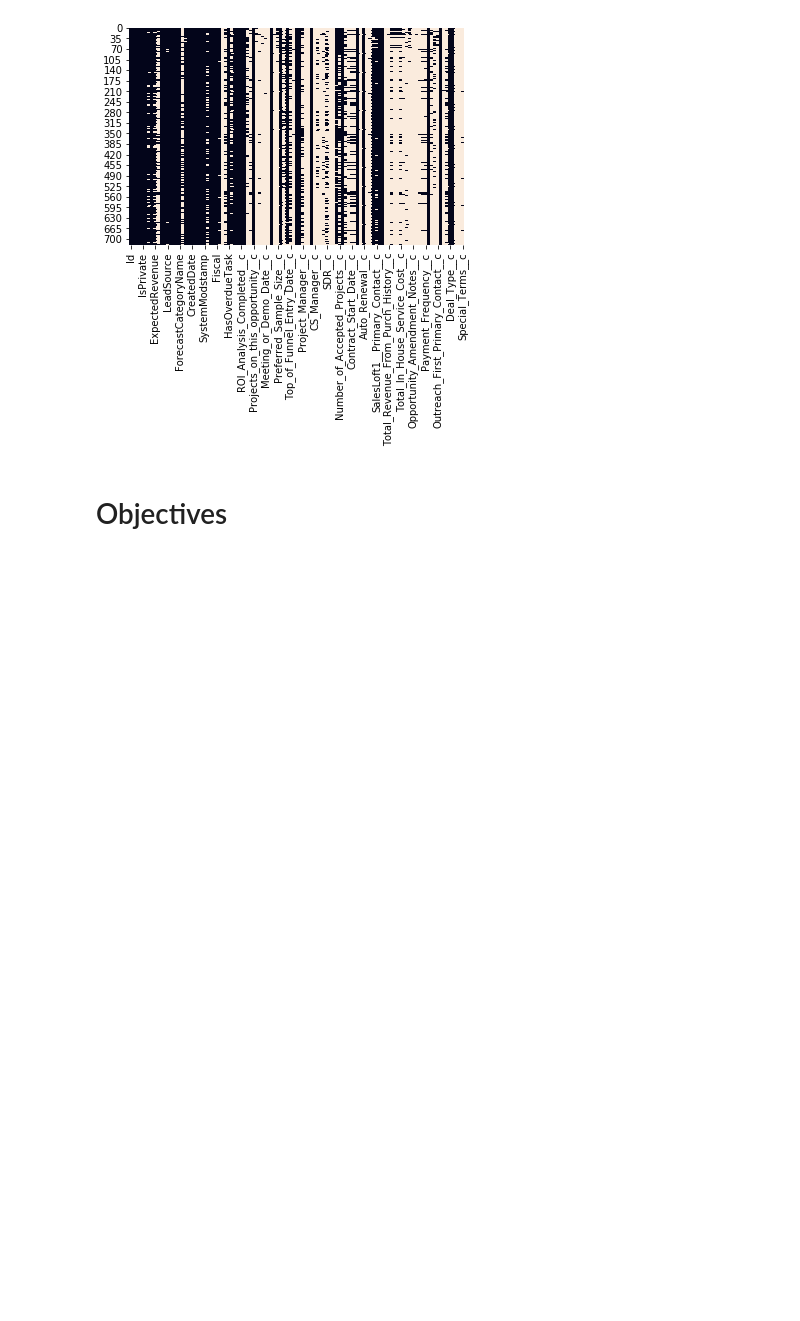
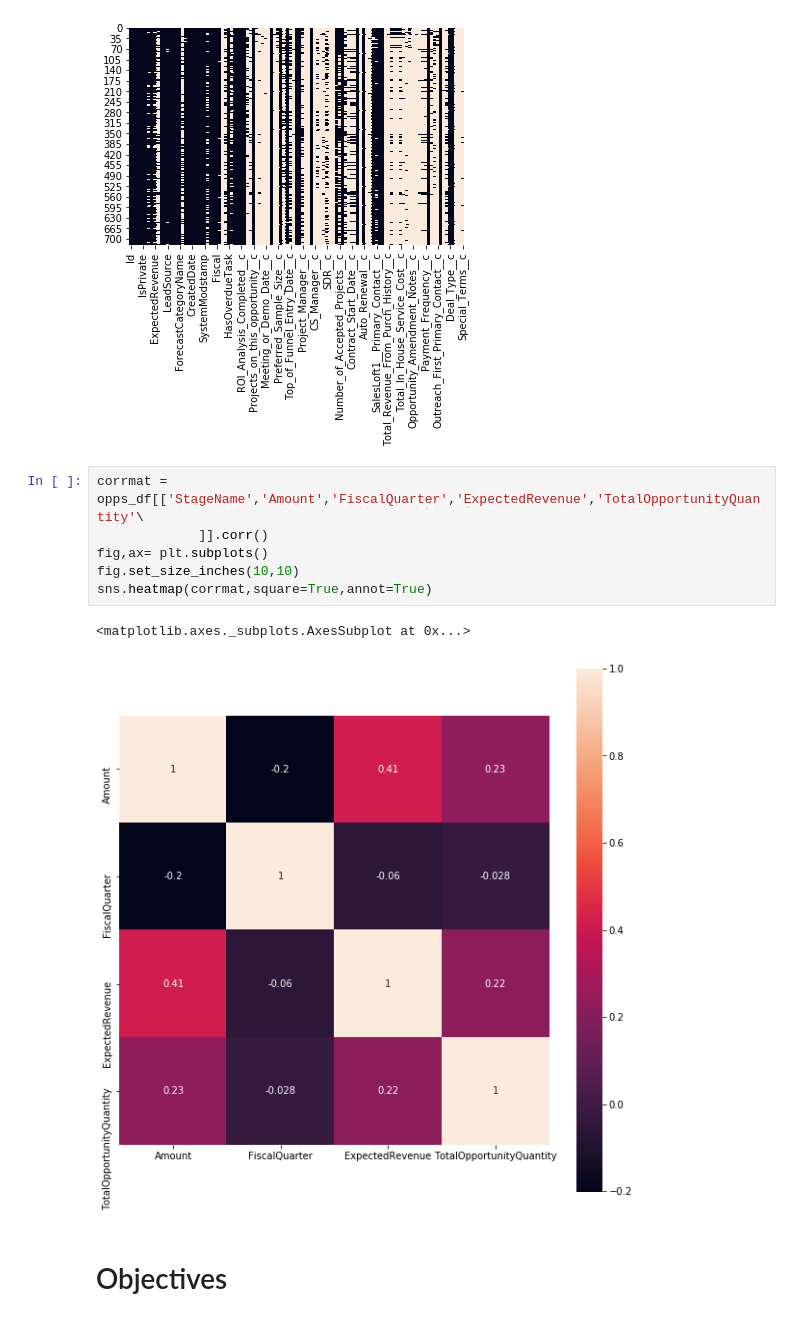
Before and after one commit to meaganlazer/Sales_Funnel, a Jupyter notebook: Binterview.ipynb, the cells around one changed output. Saved outputs shown, nothing was run; the diff lists cells and outputs as text; blank space fills up the shorter version.

```diff
--- a/Binterview.ipynb
+++ b/Binterview.ipynb
@@ -305,6 +305,15 @@ sns.heatmap(opps_df.isnull(), cbar=False)
 # %% [output]
 <matplotlib.axes._subplots.AxesSubplot at 0x...>
 [figure]
+# %%
+corrmat = opps_df[['StageName','Amount','FiscalQuarter','ExpectedRevenue','TotalOpportunityQuantity'\
+             ]].corr()
+fig,ax= plt.subplots()
+fig.set_size_inches(10,10)
+sns.heatmap(corrmat,square=True,annot=True)
+# %% [output]
+<matplotlib.axes._subplots.AxesSubplot at 0x...>
+[figure, added]
 # %% [markdown]
 # Objectives
 # %% [markdown]
```
Also changed, not shown: parts of 4 cells of this notebook.
